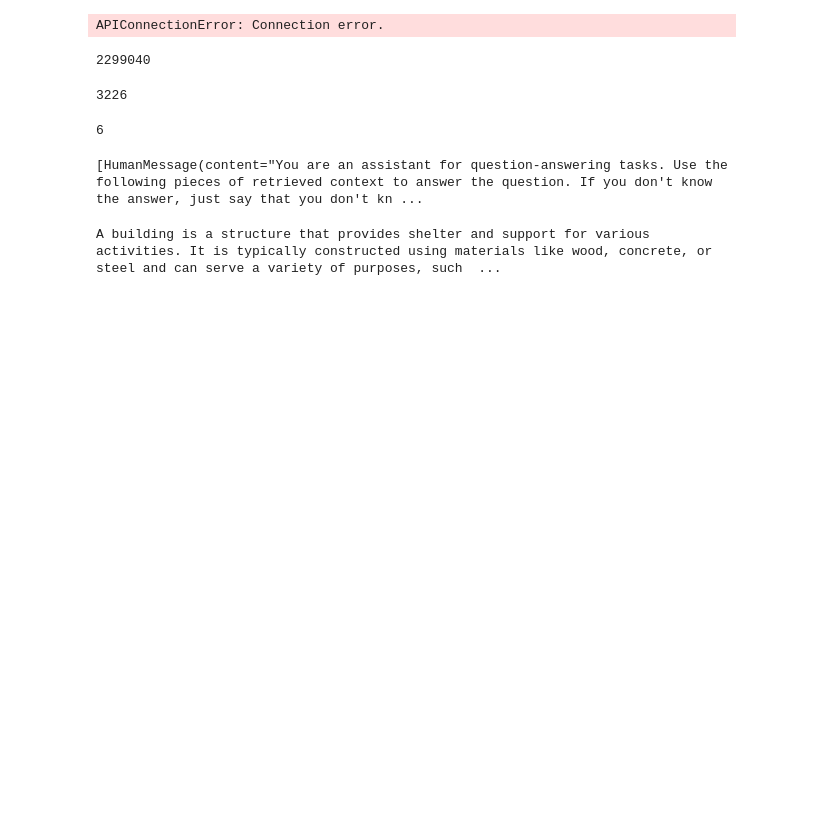
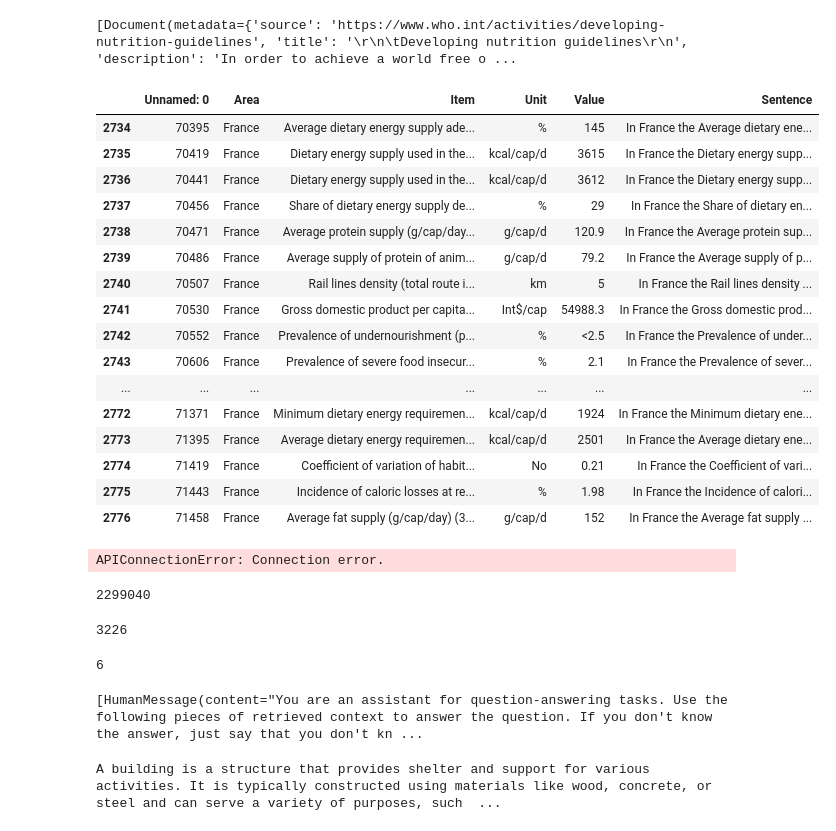
Before and after one commit to A3I-DataScience/NutriBot, a Jupyter notebook: data-exploration/LangChain-Exploration.ipynb, the cells around one changed output. Drawn from its saved outputs; the diff is of its cells as text; code cells hidden in the pictures; blank space fills up the shorter version.

```diff
--- a/data-exploration/LangChain-Exploration.ipynb
+++ b/data-exploration/LangChain-Exploration.ipynb
@@ -8,2 +13,17 @@ loader = WebBaseLoader(web_paths=(fao_url),
                             bs_kwargs={"parse_only": bs4_strainer},)
 document = loader.load()
+# %%
+document
+# %% [output]
+[Document(metadata={'source': 'https://www.who.int/activities/developing-nutrition-guidelines', 'title': '\r\n\tDeveloping nutrition guidelines\r\n', 'description': 'In order to achieve a world free o ...
+# %%
+import pandas as pd
+
+from langchain_community.document_loaders import DataFrameLoader
+country = 'France'
+
+production_norm_filtered = pd.read_csv('fs_norm_filtered.csv')
+# %%
+production_norm_filtered = production_norm_filtered[['Item', 'Area', 'Sentence']]
+
+production_norm_filtered = production_norm_filtered[production_norm_filtered['Area'] == country]
@@ -10,3 +34,23 @@ document = loader.load()
+# %%
+production_norm_filtered
+# %% [output]
+|  | Unnamed: 0 | Area | Item | Unit | Value | Sentence |
+| 2734 | 70395 | France | Average dietary energy supply ade... | % | 145 | In France the Average dietary ene... |
+| 2735 | 70419 | France | Dietary energy supply used in the... | kcal/cap/d | 3615 | In France the Dietary energy supp... |
+| 2736 | 70441 | France | Dietary energy supply used in the... | kcal/cap/d | 3612 | In France the Dietary energy supp... |
+| 2737 | 70456 | France | Share of dietary energy supply de... | % | 29 | In France the Share of dietary en... |
+| 2738 | 70471 | France | Average protein supply (g/cap/day... | g/cap/d | 120.9 | In France the Average protein sup... |
+| 2739 | 70486 | France | Average supply of protein of anim... | g/cap/d | 79.2 | In France the Average supply of p... |
+| 2740 | 70507 | France | Rail lines density (total route i... | km | 5 | In France the Rail lines density ... |
+| 2741 | 70530 | France | Gross domestic product per capita... | Int$/cap | 54988.3 | In France the Gross domestic prod... |
+| 2742 | 70552 | France | Prevalence of undernourishment (p... | % | <2.5 | In France the Prevalence of under... |
+| 2743 | 70606 | France | Prevalence of severe food insecur... | % | 2.1 | In France the Prevalence of sever... |
+| ... | ... | ... | ... | ... | ... | ... |
+| 2772 | 71371 | France | Minimum dietary energy requiremen... | kcal/cap/d | 1924 | In France the Minimum dietary ene... |
+| 2773 | 71395 | France | Average dietary energy requiremen... | kcal/cap/d | 2501 | In France the Average dietary ene... |
+| 2774 | 71419 | France | Coefficient of variation of habit... | No | 0.21 | In France the Coefficient of vari... |
+| 2775 | 71443 | France | Incidence of caloric losses at re... | % | 1.98 | In France the Incidence of calori... |
+| 2776 | 71458 | France | Average fat supply (g/cap/day) (3... | g/cap/d | 152 | In France the Average fat supply ... |
 # %%
 
 import os
```
Also changed, not shown: parts of 5 cells of this notebook, 14 other files.
